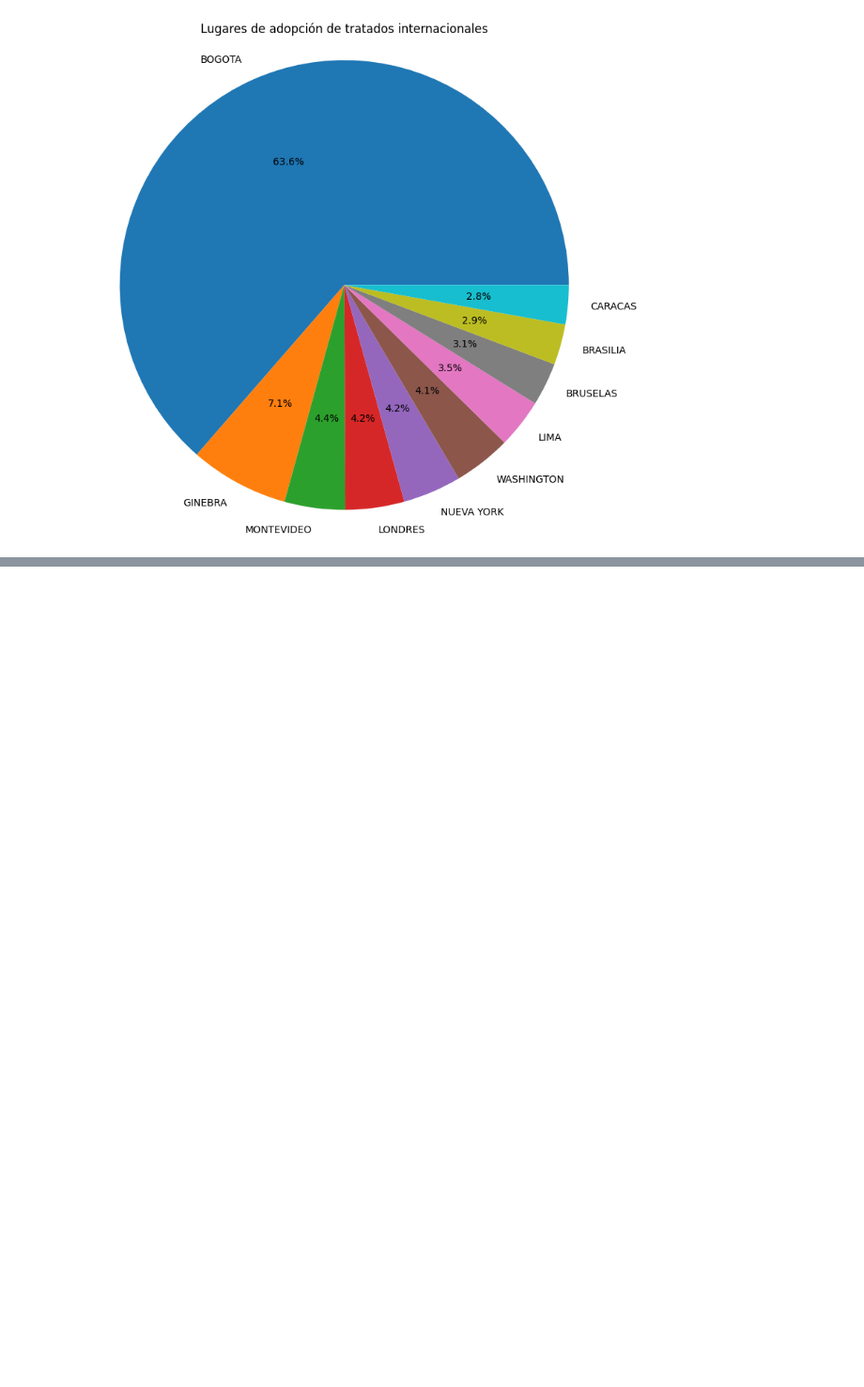
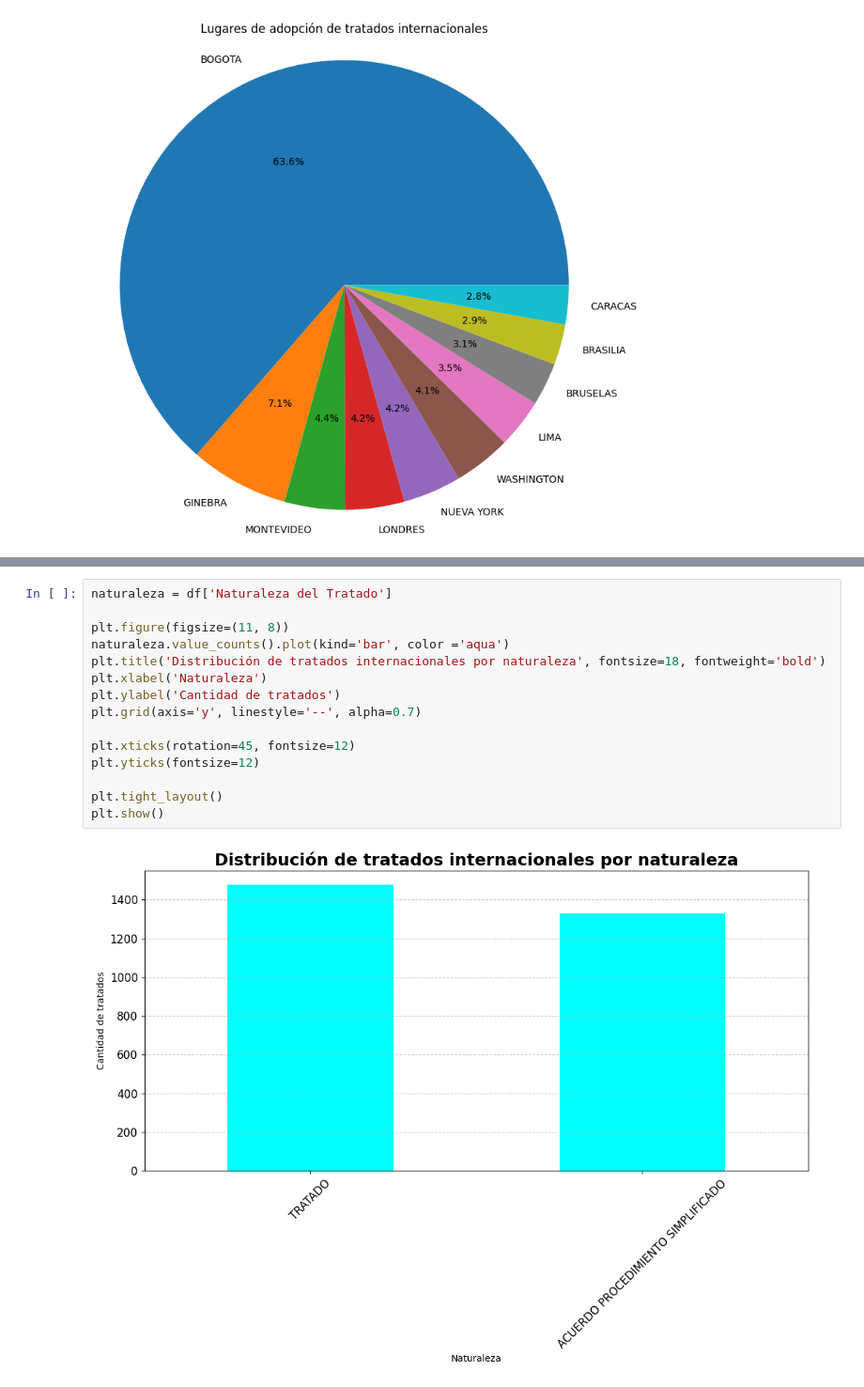
Before and after one commit to lovetas/entregable-1-, a Jupyter notebook: entregable/entregable_3.ipynb, the cells around one changed output, grey strips where cells are left out. Shown at 94% size. Cells and saved outputs as stored; diff of their text form; blank space fills up the shorter version.

```diff
--- a/entregable/entregable_3.ipynb
+++ b/entregable/entregable_3.ipynb
@@ -69,0 +100,17 @@ plt.show()
+# %%
+naturaleza = df['Naturaleza del Tratado']
+
+plt.figure(figsize=(11, 8))
+naturaleza.value_counts().plot(kind='bar', color ='aqua')
+plt.title('Distribución de tratados internacionales por naturaleza', fontsize=18, fontweight='bold')
+plt.xlabel('Naturaleza')
+plt.ylabel('Cantidad de tratados')
+plt.grid(axis='y', linestyle='--', alpha=0.7)
+
+plt.xticks(rotation=45, fontsize=12)
+plt.yticks(fontsize=12)
+
+plt.tight_layout()
+plt.show()
+# %% [output]
+[figure, added]
```
Also changed, not shown: parts of 8 cells of this notebook, 1 other file.
